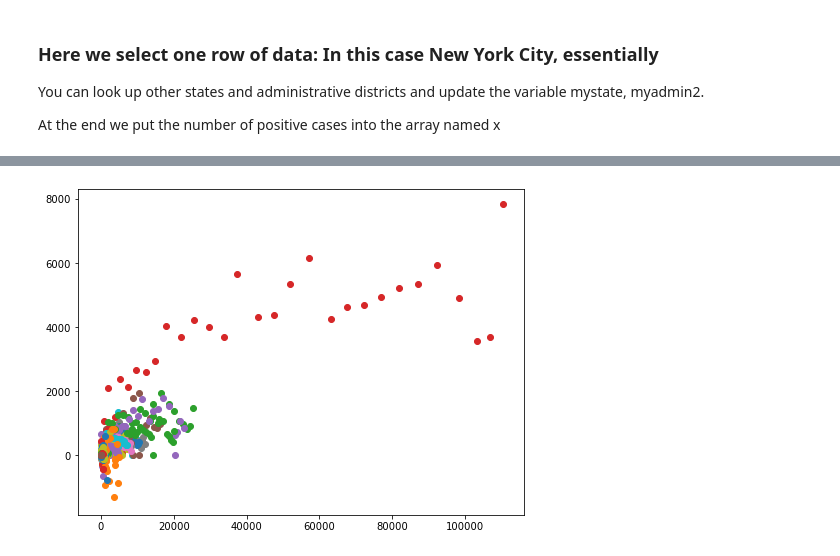
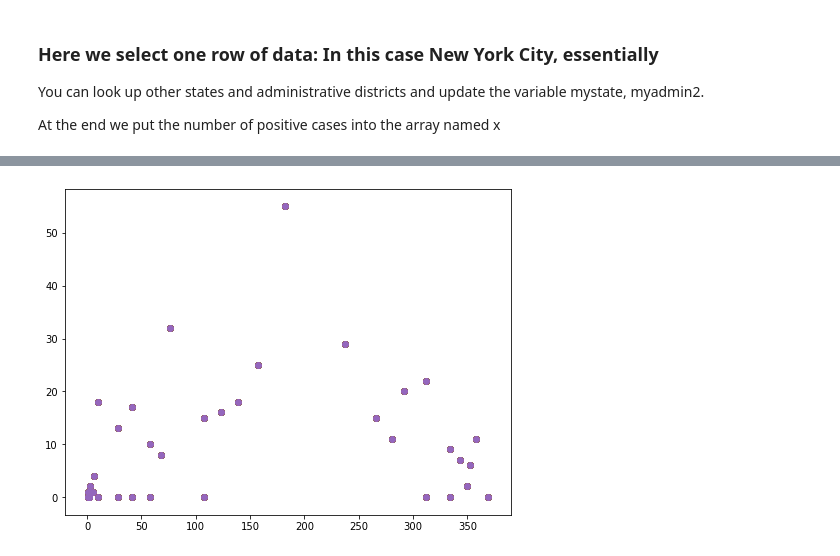
Before and after one commit to oet808/ATMENV315, a Jupyter notebook: COVID19/covid19_data_plotter.ipynb, the cells around one changed output, grey strips where cells are left out. Drawn from its saved outputs; the diff is of its cells as text; code cells hidden in the pictures.

```diff
--- a/COVID19/covid19_data_plotter.ipynb
+++ b/COVID19/covid19_data_plotter.ipynb
@@ -41,7 +41,10 @@ and update the variable mystate, myadmin2.
 At the end we put the number of positive cases into the array named x
 # %%
 mystate="New York"
-myadmin2="New York"
+myadmin2="Albany"
+
+mystate="Hawaii"
+myadmin2="Honolulu"
 # we use our old-fashioned method, Pandas allows much more powerful ways to work with data frames
 rowlist=[]
 k=0
@@ -131,5 +135,5 @@ plt.show()
 # %%
 ipos=x>0
 # work only with positive values
-x=x[ipos]
-dx=x[1:]-x[0:-1]
+xpos=x[ipos]
+dx=xpos[1:]-xpos[0:-1]
@@ -136,20 +148,20 @@ dx=x[1:]-x[0:-1]
 # %%
 # first plots
 plt.figure(figsize=[8,6])
 rowlist=[]
 k=0
 while k<df.shape[0]: # for all rows
     state=df.iloc[k,col_state]
     admin2=df.iloc[k,col_admin2]
     #print (k, state, admin2)
     x=df.iloc[k,datacol]
     k=k+1
     x=np.array(x,dtype=int)
     ipos=x>0
     # work only with positive values
     x=x[ipos]
-    dx=x[1:]-x[0:-1]
-    plt.scatter(x[0:-1],dx)
+    dx=xpos[1:]-xpos[0:-1]
+    plt.scatter(xpos[0:-1],dx)
 plt.show()
 # %% [output]
-[figure, old version]
+[figure, new version]
```
Also changed, not shown: parts of 5 cells of this notebook, 1 other file.
